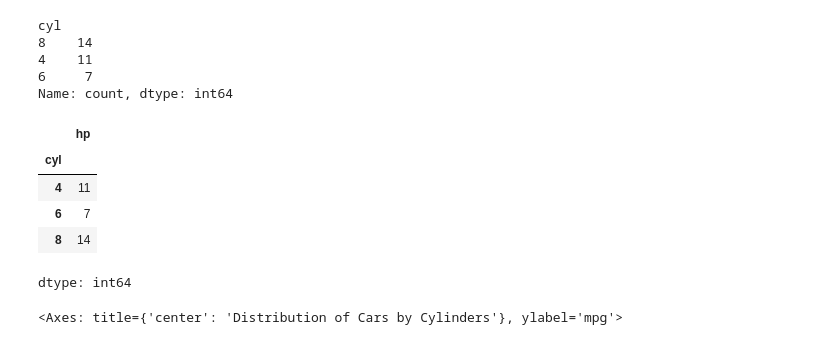
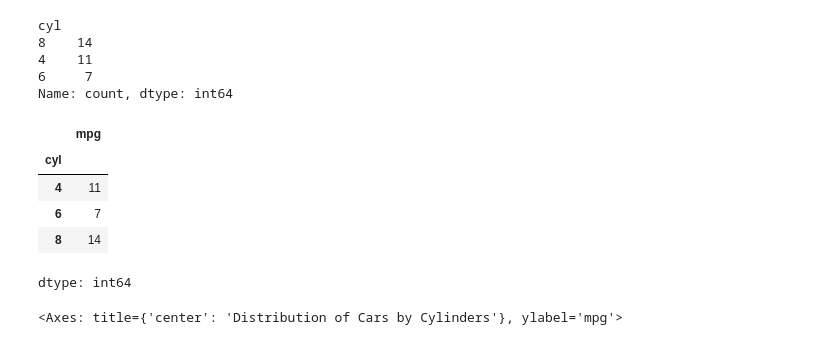
Before and after one commit to Jiaxuan-Peng/IS-4487, a Jupyter notebook: Demos/demo_03_visualization_intro.ipynb, the cells around one changed output. Drawn from its saved outputs; the diff is of its cells as text; code cells hidden in the pictures.

```diff
--- a/Demos/demo_03_visualization_intro.ipynb
+++ b/Demos/demo_03_visualization_intro.ipynb
@@ -93,11 +94,11 @@ cyl
 6     7
 Name: count, dtype: int64
 # %%
-
-df2 = df.groupby('cyl')['hp'].count()
+# “For each cylinder group, how many cars have a recorded mpg value?”
+df2 = df.groupby('cyl')['mpg'].count()
 df2
 # %% [output]
-|  | hp |
+|  | mpg |
 | cyl |  |
 | 4 | 11 |
 | 6 | 7 |
```
Also changed, not shown: parts of 1 cell of this notebook.
